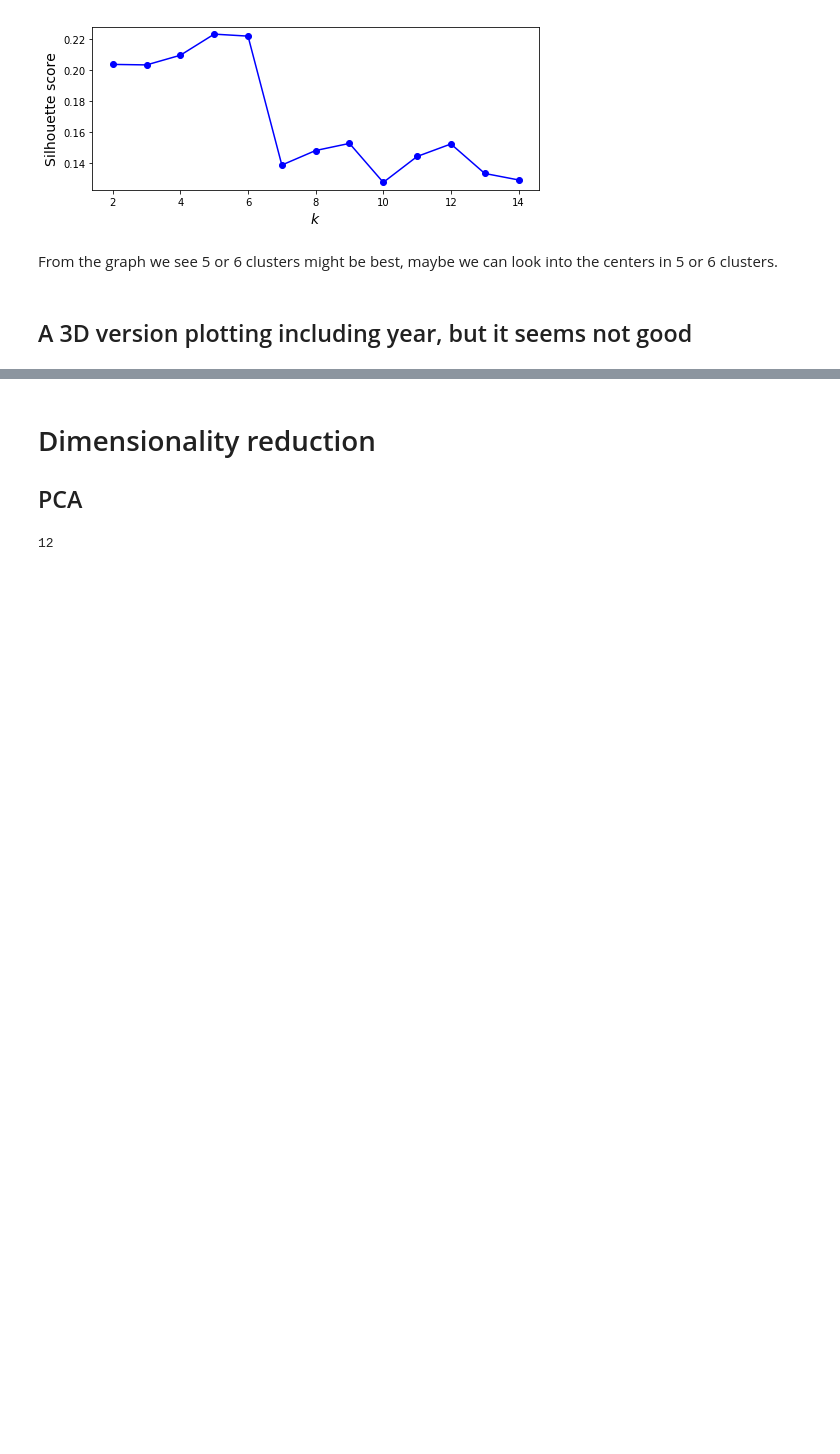
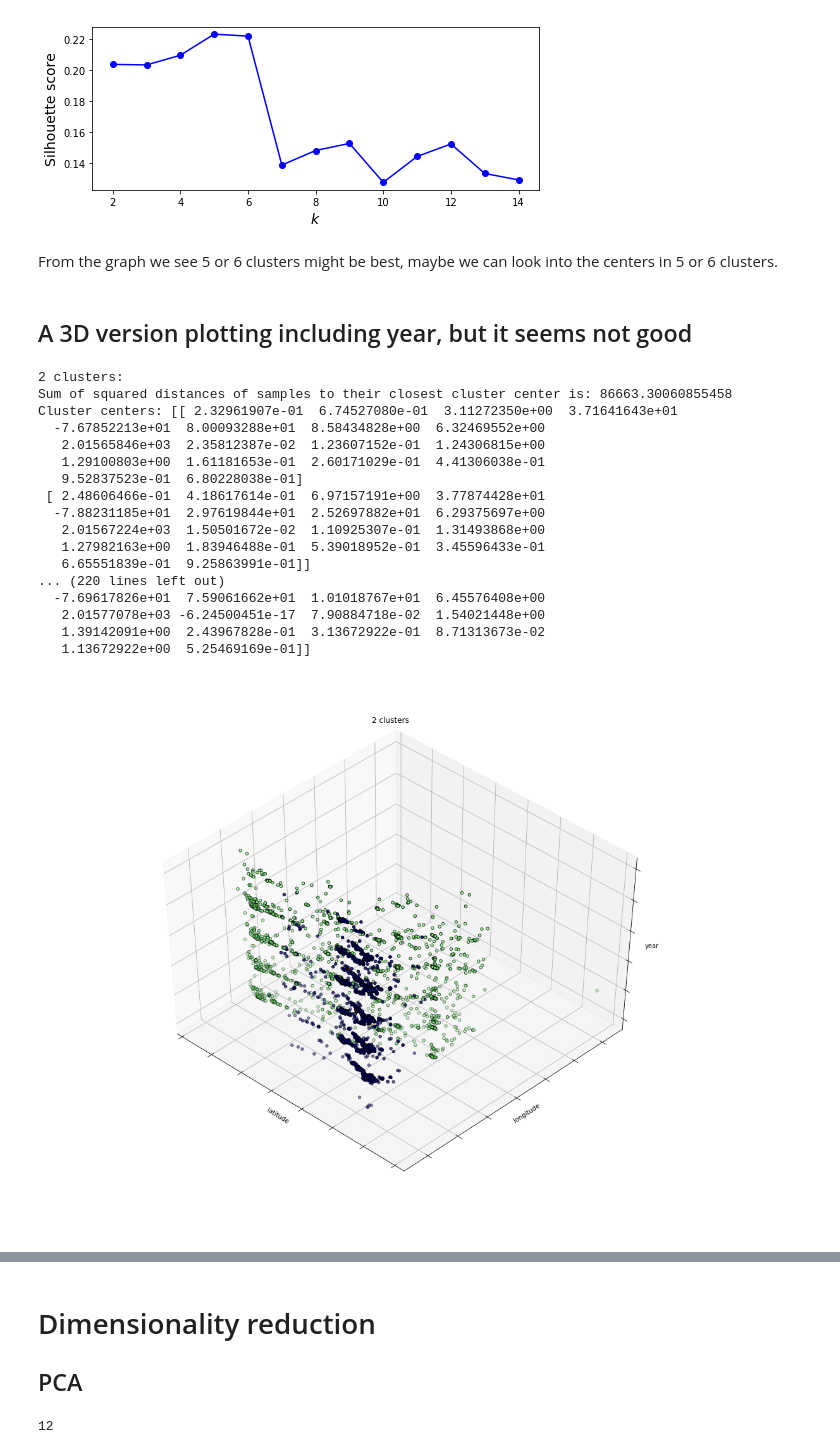
Before and after one commit to AkankshaNichrelay/Analysing-gun-violence-incidents, a Jupyter notebook: main.ipynb, the cells around one changed output, grey strips where cells are left out. Cells and saved outputs as stored; diff of their text form; code cells hidden in the pictures; blank space fills up the shorter version.

```diff
--- a/main.ipynb
+++ b/main.ipynb
@@ -813,29 +814,48 @@ From the graph we see 5 or 6 clusters might be best, maybe we can look into the
 # %%
 from mpl_toolkits.mplot3d import Axes3D
 
-raw_cluster_data.drop(["clusterlabel"],axis=1) # drop the label in previous section
 for i in range(2,10):
-    fig = plt.figure(i, figsize=(4, 3))
+    fig = plt.figure(i, figsize=(16, 12))
     ax = Axes3D(fig, rect=[0, 0, .95, 1], elev=48, azim=134)
     print(i, "clusters:")
     est = KMeans(n_clusters=i)
     est.fit(cluster_data)
     print("Sum of squared distances of samples to their closest cluster center is:", est.inertia_)
-    true_centers = scaler.inverse_transform(est.cluster_centers_) # inverse standard scaler
+    true_centers = scaler.inverse_transform(est.cluster_centers_) # inverse standard scaler to get the centers in the original data
     labels = est.labels_
     print("Cluster centers:", true_centers)
-    for j in range(i):
+    for j in range(i): # Here I tried to add the centers to the data and plot it in a different color by giving them a different label
+                       # But as you can see, there are so many points in the graph that you cannot find the centers.
         temp = pd.DataFrame([true_centers[j]], columns=list(raw_cluster_data))
         raw_cluster_data = raw_cluster_data.append(temp)
         labels = np.append(labels, i)
     ax.scatter(list(raw_cluster_data["latitude"]), list(raw_cluster_data["longitude"]), list(raw_cluster_data["year"]),
-               c=labels,cmap=plt.get_cmap("jet"), edgecolor='k')
+               c=labels,cmap=plt.get_cmap("jet"), edgecolor='k') # x-axis as latitude, y as longitude, z as year
     ax.w_xaxis.set_ticklabels([])
     ax.w_yaxis.set_ticklabels([])
     ax.w_zaxis.set_ticklabels([])
     ax.set_xlabel('latitude')
     ax.set_ylabel('longitude')
     ax.set_zlabel('year')
     ax.set_title("%d clusters" % (i))
     ax.dist = 12
-    raw_cluster_data = raw_cluster_data[:-i]
+    raw_cluster_data = raw_cluster_data[:-i] # Remove the centers for 'i' clusters
+# %% [output]
+2 clusters:
+Sum of squared distances of samples to their closest cluster center is: 86663.30060855458
+Cluster centers: [[ 2.32961907e-01  6.74527080e-01  3.11272350e+00  3.71641643e+01
+  -7.67852213e+01  8.00093288e+01  8.58434828e+00  6.32469552e+00
+   2.01565846e+03  2.35812387e-02  1.23607152e-01  1.24306815e+00
+   1.29100803e+00  1.61181653e-01  2.60171029e-01  4.41306038e-01
+   9.52837523e-01  6.80228038e-01]
+ [ 2.48606466e-01  4.18617614e-01  6.97157191e+00  3.77874428e+01
+  -7.88231185e+01  2.97619844e+01  2.52697882e+01  6.29375697e+00
+   2.01567224e+03  1.50501672e-02  1.10925307e-01  1.31493868e+00
+   1.27982163e+00  1.83946488e-01  5.39018952e-01  3.45596433e-01
+   6.65551839e-01  9.25863991e-01]]
+... (220 lines left out)
+  -7.69617826e+01  7.59061662e+01  1.01018767e+01  6.45576408e+00
+   2.01577078e+03 -6.24500451e-17  7.90884718e-02  1.54021448e+00
+   1.39142091e+00  2.43967828e-01  3.13672922e-01  8.71313673e-02
+   1.13672922e+00  5.25469169e-01]]
+[figure, added]
```
Also changed, not shown: parts of 6 cells of this notebook.
